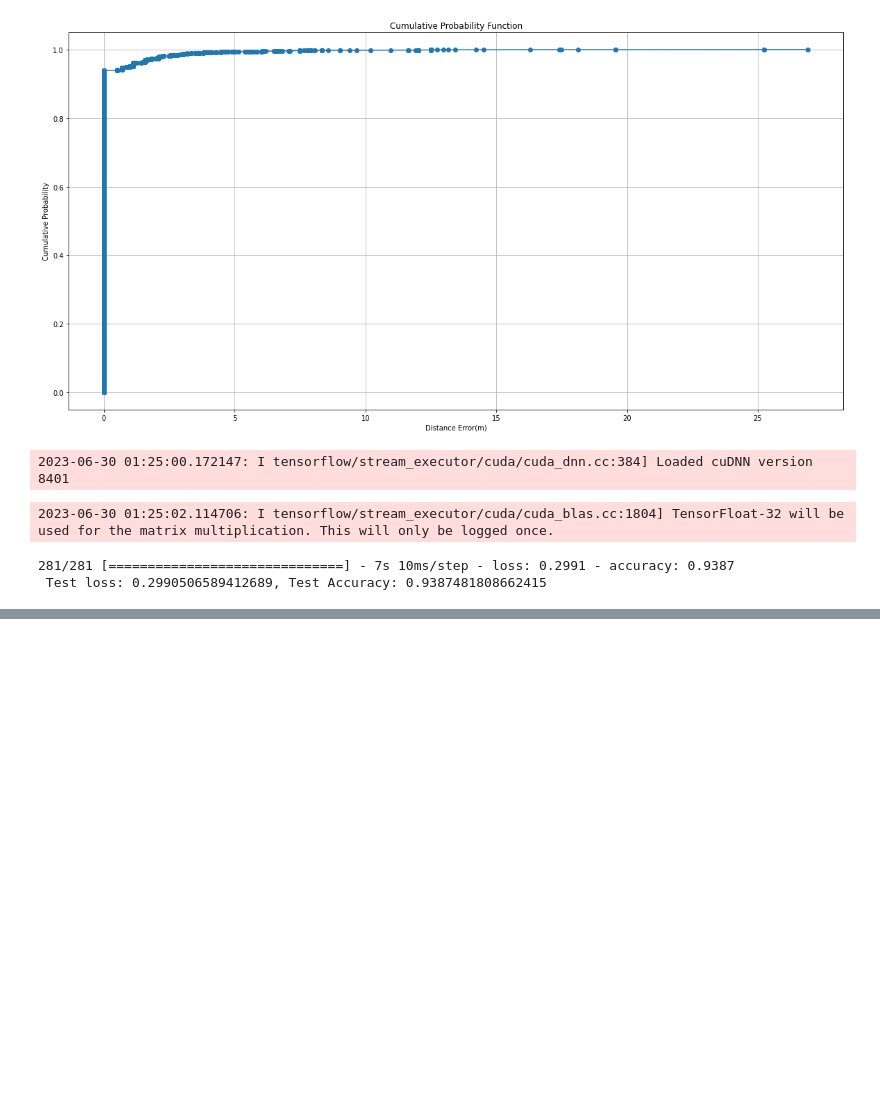
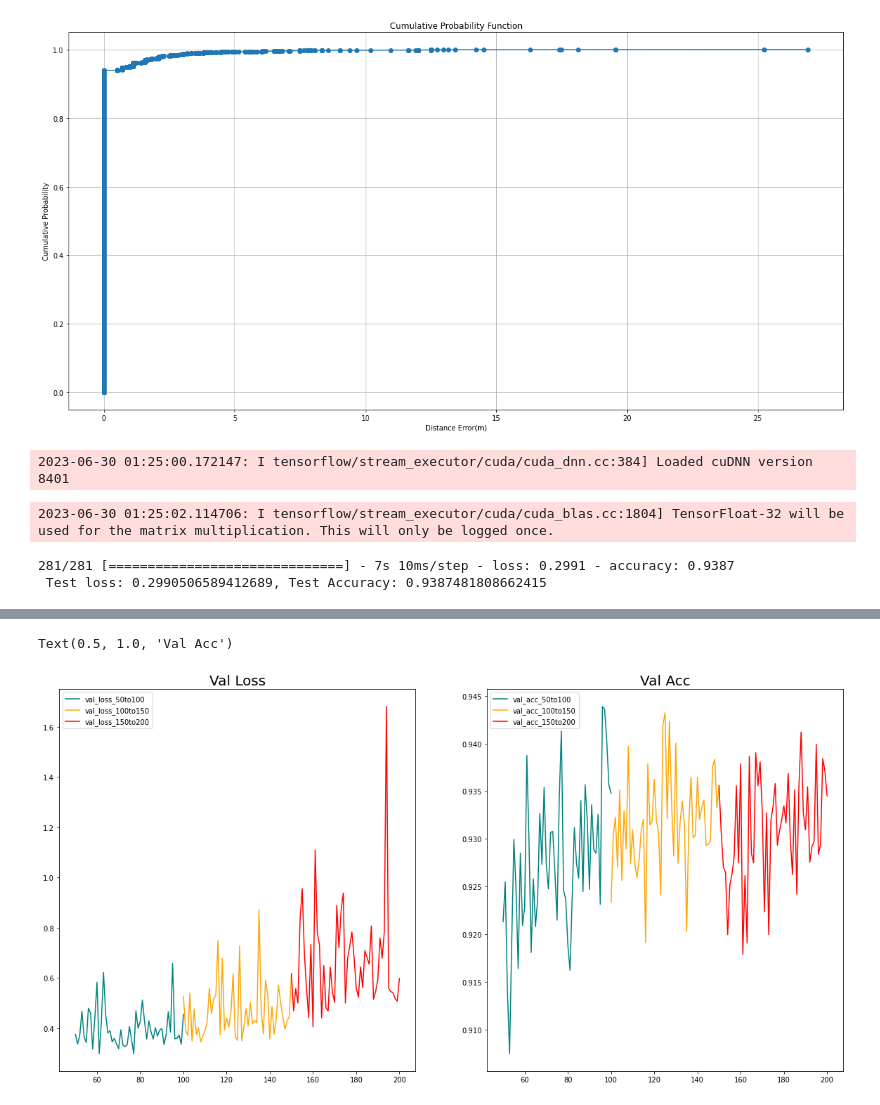
Before and after one commit to jinyangp/dso_localisation, a Jupyter notebook: resnet18/resnet18_final.ipynb, the cells around one changed output, grey strips where cells are left out. Saved outputs shown, nothing was run; the diff lists cells and outputs as text; code cells hidden in the pictures; blank space fills up the shorter version.

```diff
--- a/resnet18/resnet18_final.ipynb
+++ b/resnet18/resnet18_final.ipynb
@@ -431,0 +403,35 @@ Time taken to clear 100 epochs: 2021.2063252925873
+# %%
+import json
+
+f = open('resnet18_400epochs_trgresults.json')
+results_400epochs = json.load(f)
+
+val_loss = results_400epochs['val_loss']
+val_acc = results_400epochs['val_accuracy']
+
+val_loss_50to100 = val_loss[49:100]
+val_acc_50to100 = val_acc[49:100]
+
+val_loss_100to150 = val_loss[100:151]
+val_acc_100to150 = val_acc[100:151]
+
+val_loss_150to200 = val_loss[150:201]
+val_acc_150to200 = val_acc[150:201]
+# %%
+plt.rcParams['figure.figsize'] = [20, 10]
+fig, axs = plt.subplots(1,2)
+
+axs[0].plot(range(50,101), val_loss_50to100, color='teal', label='val_loss_50to100')
+axs[0].plot(range(100,151), val_loss_100to150, color='orange', label='val_loss_100to150')
+axs[0].plot(range(150,201), val_loss_150to200, color='red', label='val_loss_150to200')
+axs[0].legend(loc='upper left')
+axs[0].set_title('Val Loss', fontsize=20)
+
+axs[1].plot(range(50,101), val_acc_50to100, color='teal', label='val_acc_50to100')
+axs[1].plot(range(100,151), val_acc_100to150, color='orange', label='val_acc_100to150')
+axs[1].plot(range(150,201), val_acc_150to200, color='red', label='val_acc_150to200')
+axs[1].legend(loc='upper left')
+axs[1].set_title('Val Acc', fontsize=20)
+# %% [output]
+Text(0.5, 1.0, 'Val Acc')
+[figure, added]
```
Also changed, not shown: parts of 13 cells of this notebook, 1 other file.
